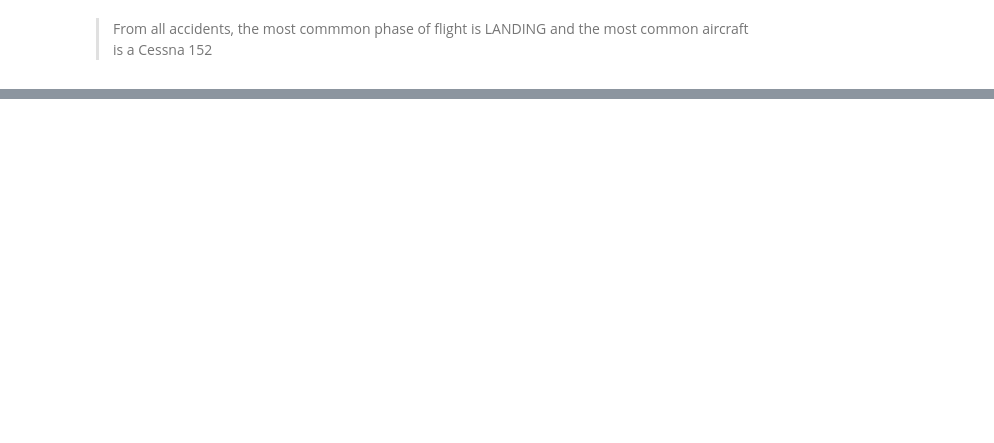
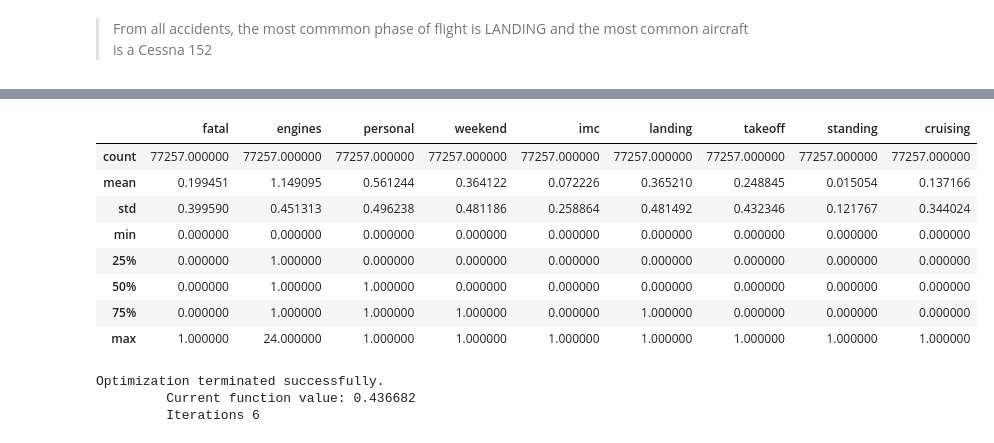
Before and after one commit to shreyejsaxena/data-scientist-exercise02, a Jupyter notebook: NTSB Analysis.ipynb, the cells around one changed output, grey strips where cells are left out. Cells and saved outputs as stored; diff of their text form; code cells hidden in the pictures; blank space fills up the shorter version.

Commit message:
Logistic regression approach
Quantifing predictors of fatal accidents using a logistic regression model

```diff
--- a/NTSB Analysis.ipynb
+++ b/NTSB Analysis.ipynb
@@ -63,0 +103,63 @@ ntsb.describe()
+# %%
+def landing(data):
+    if data['BroadPhaseOfFlight'] == 'LANDING':
+        return 1
+    elif data['BroadPhaseOfFlight'] == 'APPROACH':
+        return 1
+    elif data['BroadPhaseOfFlight'] == 'DESCENT':
+        return 1
+    else:
+        return 0
+
+def takeoff(data):
+    if data['BroadPhaseOfFlight'] == 'TAKEOFF':
+        return 1
+    elif data['BroadPhaseOfFlight'] == 'CLIMB':
+        return 1
+    elif data['BroadPhaseOfFlight'] == 'TAXI':
+        return 1
+    else:
+        return 0
+
+def standing(data):
+    if data['BroadPhaseOfFlight'] == 'STANDING':
+        return 1
+    else:
+        return 0
+
+def cruising(data):
+    if data['BroadPhaseOfFlight'] == 'CRUISE':
+        return 1
+    else:
+        return 0
+# %%
+ntsb['fatal'] = ntsb.apply(fatal, axis=1)
+ntsb['weekend'] = ntsb.apply(weekend, axis=1)
+ntsb['imc'] = ntsb.apply(imc, axis=1)
+ntsb['landing'] = ntsb.apply(landing, axis=1)
+ntsb['takeoff'] = ntsb.apply(takeoff, axis=1)
+ntsb['standing'] = ntsb.apply(standing, axis=1)
+ntsb['cruising'] = ntsb.apply(cruising, axis=1)
+ntsb['personal'] = ntsb.apply(personal, axis=1)
+
+ntsb_reg = ntsb[['fatal', 'engines', 'personal', 'weekend', 'imc', 'landing', 'takeoff', 'standing', 'cruising']]
+ntsb_reg.describe()
+# %% [output]
+|  | fatal | engines | personal | weekend | imc | landing | takeoff | standing | cruising |
+| count | 77257.000000 | 77257.000000 | 77257.000000 | 77257.000000 | 77257.000000 | 77257.000000 | 77257.000000 | 77257.000000 | 77257.000000 |
+| mean | 0.199451 | 1.149095 | 0.561244 | 0.364122 | 0.072226 | 0.365210 | 0.248845 | 0.015054 | 0.137166 |
+| std | 0.399590 | 0.451313 | 0.496238 | 0.481186 | 0.258864 | 0.481492 | 0.432346 | 0.121767 | 0.344024 |
+| min | 0.000000 | 0.000000 | 0.000000 | 0.000000 | 0.000000 | 0.000000 | 0.000000 | 0.000000 | 0.000000 |
+| 25% | 0.000000 | 1.000000 | 0.000000 | 0.000000 | 0.000000 | 0.000000 | 0.000000 | 0.000000 | 0.000000 |
+| 50% | 0.000000 | 1.000000 | 1.000000 | 0.000000 | 0.000000 | 0.000000 | 0.000000 | 0.000000 | 0.000000 |
+| 75% | 0.000000 | 1.000000 | 1.000000 | 1.000000 | 0.000000 | 1.000000 | 0.000000 | 0.000000 | 0.000000 |
+| max | 1.000000 | 24.000000 | 1.000000 | 1.000000 | 1.000000 | 1.000000 | 1.000000 | 1.000000 | 1.000000 |
+# %%
+train_cols = ntsb_reg.columns[1:]
+
+logit = sm.Logit(ntsb_reg['fatal'], ntsb_reg[train_cols])
+result = logit.fit()
+# %% [output]
+Optimization terminated successfully.
+         Current function value: 0.436682
+         Iterations 6
```
Also changed, not shown: parts of 20 cells of this notebook.
